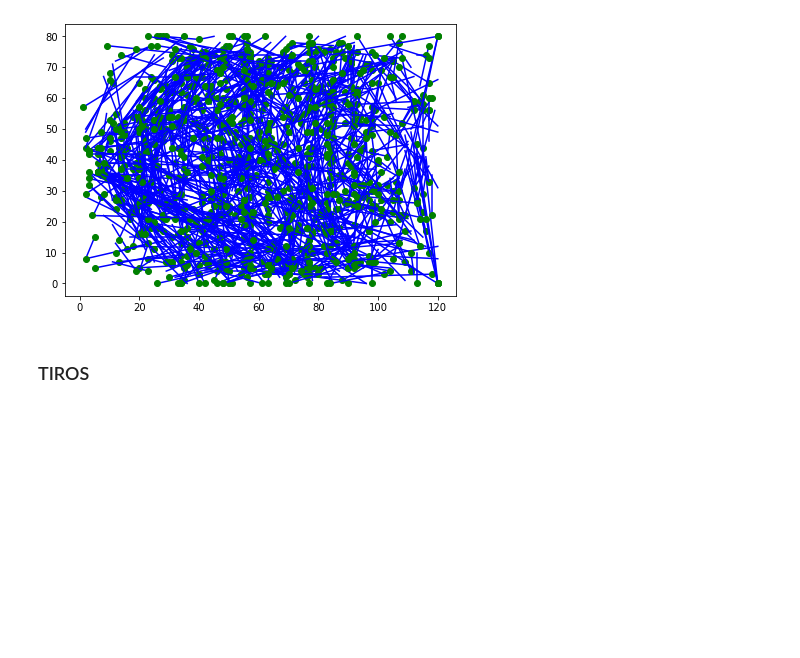
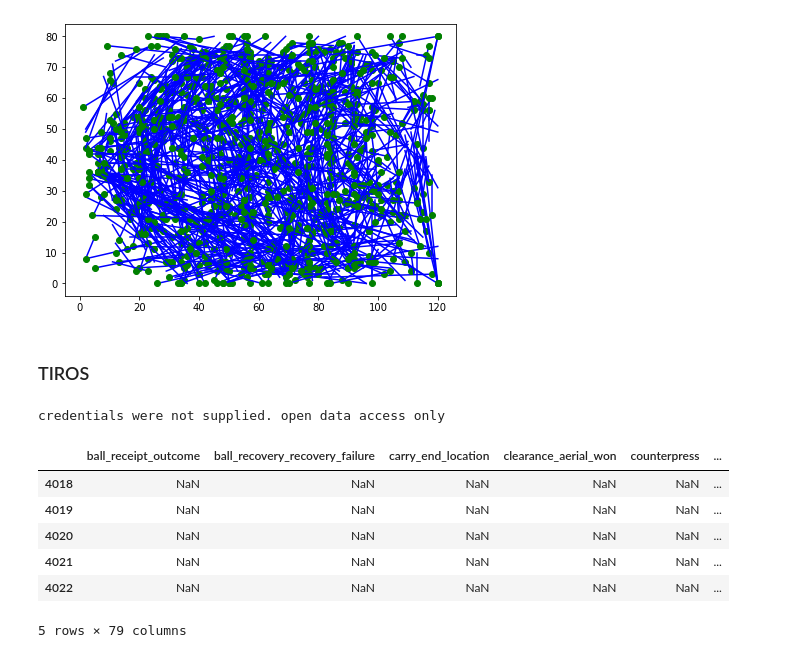
Before and after one commit to rafadelgadom/proyecto_ml, a Jupyter notebook: Pases.ipynb, the cells around one changed output. Saved outputs shown, nothing was run; the diff lists cells and outputs as text; code cells hidden in the pictures; blank space fills up the shorter version.

```diff
--- a/Pases.ipynb
+++ b/Pases.ipynb
@@ -115,8 +131,20 @@ plt.show()
 [figure]
 # %% [markdown]
 ###  TIROS
+# %%
+df = sb.events(7576)
+# %% [output]
+credentials were not supplied. open data access only
 # %%
-shots = df[df.type_name == 'Shot'].set_index('id')
+shots = df.loc[df['type'] == 'Shot']
 shots.head()
+# %% [output]
+|  | ball_receipt_outcome | ball_recovery_recovery_failure | carry_end_location | clearance_aerial_won | counterpress | ... |
+| 4018 | NaN | NaN | NaN | NaN | NaN | ... |
+| 4019 | NaN | NaN | NaN | NaN | NaN | ... |
+| 4020 | NaN | NaN | NaN | NaN | NaN | ... |
+| 4021 | NaN | NaN | NaN | NaN | NaN | ... |
+| 4022 | NaN | NaN | NaN | NaN | NaN | ... |
+5 rows × 79 columns
 # %%
 from FCPython import createPitch
```
Also changed, not shown: parts of 2 cells of this notebook, 1 other file.
